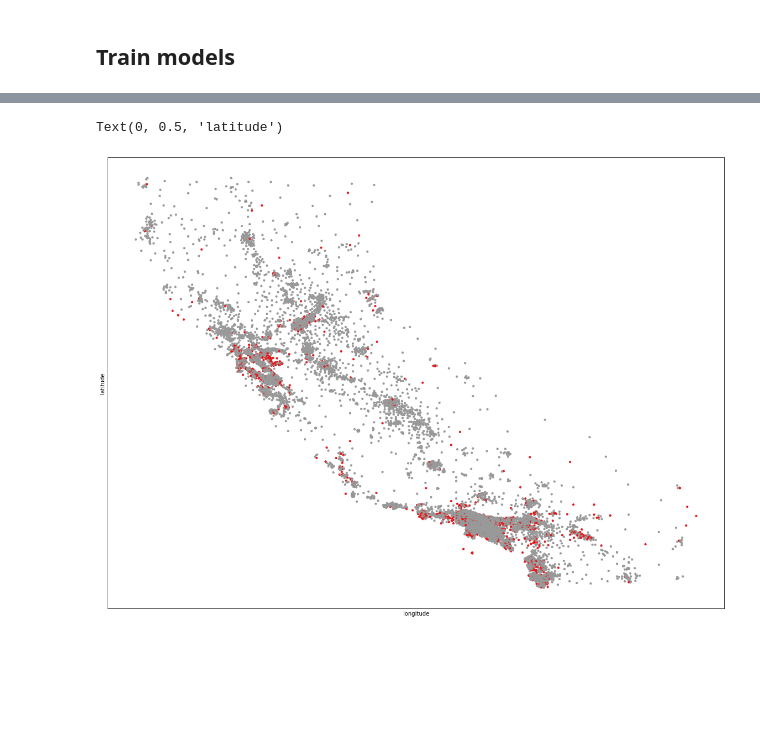
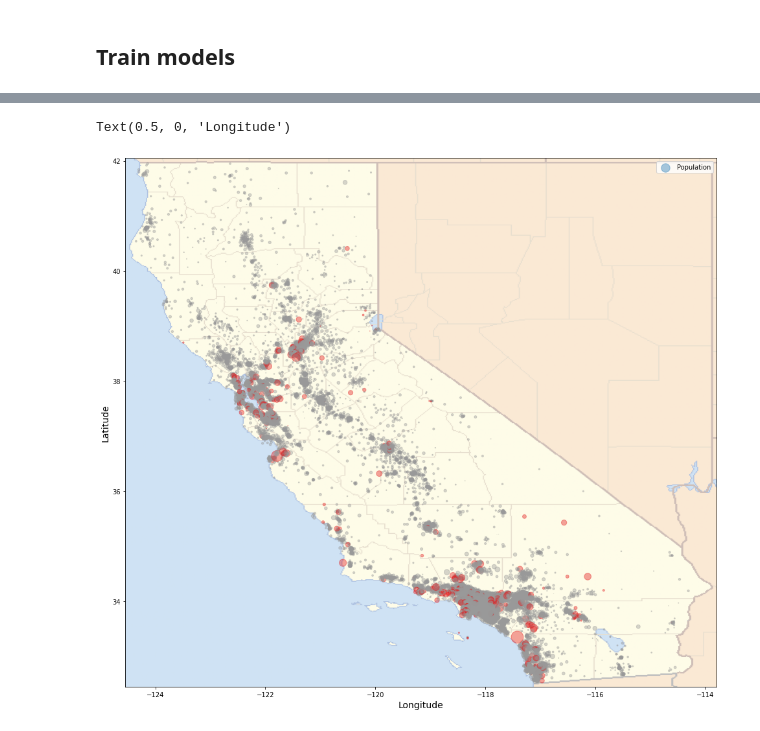
Before and after one commit to mo-amininasab/california_housing_AD, a Jupyter notebook: California_housing_anomaly_detection.ipynb, the cells around one changed output, grey strips where cells are left out. Cells and saved outputs as stored; diff of their text form; code cells hidden in the pictures; blank space fills up the shorter version.

```diff
--- a/California_housing_anomaly_detection.ipynb
+++ b/California_housing_anomaly_detection.ipynb
@@ -255,16 +258,24 @@ data.iloc[np.argwhere(clusters == -1).flatten()]
-# %%
-# cmap = cm.get_cmap('Set1')
-plt.figure(figsize=(20, 15))
-plt.scatter(x=data_prepared[:, 0],
-            y=data_prepared[:, 1],
-            c=clusters,
-            cmap='Set1',
-            s=10,
-            )
-plt.xticks([])
-plt.yticks([])
-plt.xlabel('longitude')
-plt.ylabel('latitude')
-# %% [output]
-Text(0, 0.5, 'latitude')
-[figure, removed]
+# %%
+import matplotlib.image as mpimg
+
+california_img = mpimg.imread(os.path.join(images_path, filename))
+ax = data.plot(kind="scatter",
+                  x="longitude",
+                  y="latitude",
+                  figsize=(20, 15),
+                  s=data['population'] / 100,
+                  label="Population",
+                  c=clusters,
+                  cmap=plt.get_cmap("Set1"),
+                  colorbar=False,
+                  alpha=0.4)
+
+plt.imshow(california_img,
+           extent=[-124.55, -113.80, 32.45, 42.05],
+           alpha=0.5,
+           cmap=plt.get_cmap("Set1"))
+plt.ylabel("Latitude", fontsize=14)
+plt.xlabel("Longitude", fontsize=14)
+# %% [output]
+Text(0.5, 0, 'Longitude')
+[figure, added]
```
Also changed, not shown: parts of 5 cells of this notebook.
